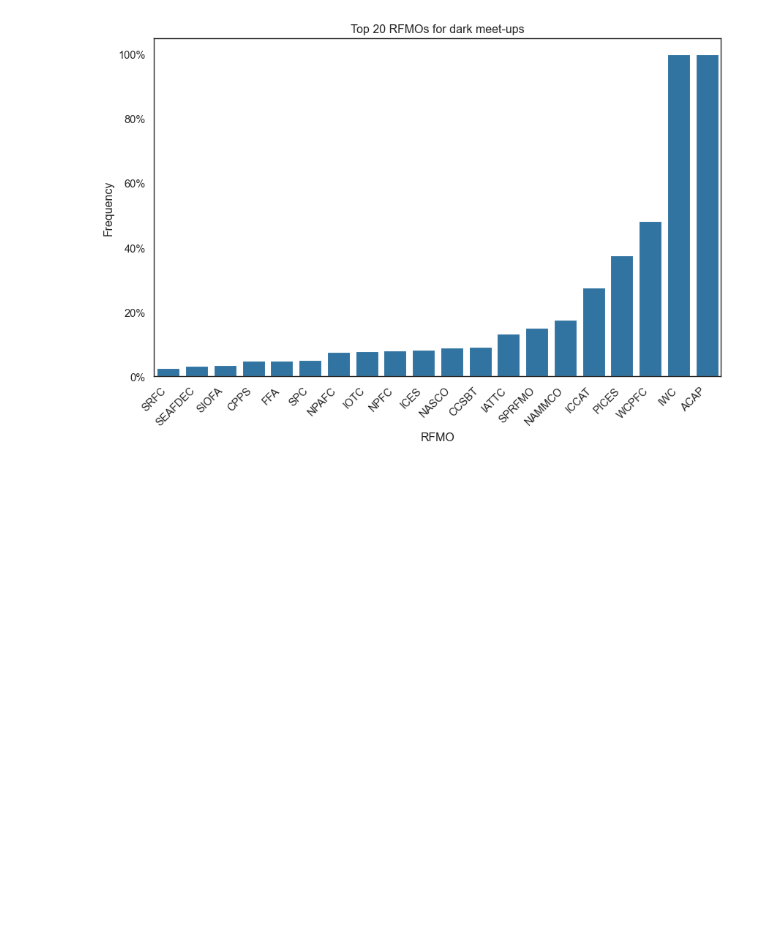
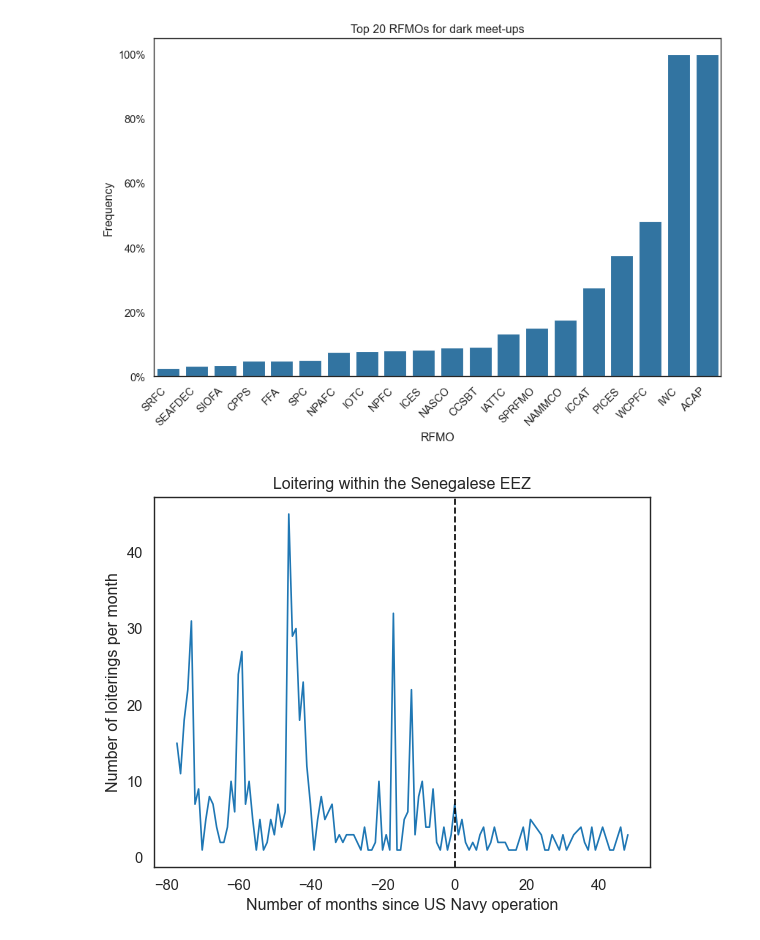
Before and after one commit to sebdodt/90739-iuu-systems-project, a Jupyter notebook: port_evaluation/eda/midterm/2_transshipments/trans.ipynb, the cells around one changed output. Drawn from its saved outputs; the diff is of its cells as text; code cells hidden in the pictures; blank space fills up the shorter version.

Commit message:
new plots

```diff
--- a/port_evaluation/eda/midterm/2_transshipments/trans.ipynb
+++ b/port_evaluation/eda/midterm/2_transshipments/trans.ipynb
@@ -489,3 +489,31 @@ plt.xlabel('RFMO')
 plt.show()
 # %% [output]
 [figure]
+# %%
+loiter2['months_since_jan_2012'] = (loiter2['event_start'].dt.year - 2012) * 12 + loiter2['event_start'].dt.month - 1
+plot_data6 = loiter2.groupby(['eez', 'months_since_jan_2012'])['event_id'].nunique().reset_index().sort_values('event_id')
+plot_data6 = plot_data6.set_index(plot_data6.columns.drop('eez',1).tolist()) \
+    .eez.str.split(',', expand=True) \
+    .stack() \
+    .reset_index() \
+    .rename(columns={0:'eez'}) \
+    .loc[:, plot_data6.columns] \
+    .groupby(['eez', 'months_since_jan_2012'])['event_id'] \
+    .sum() \
+    .reset_index() \
+    .sort_values('event_id')
+plot_data6 = plot_data6.merge(eez, left_on='eez', right_on='MRGID_new', how='left').reset_index(drop=True)
+plot_data6 = pd.concat([plot_data6.loc[plot_data6['eez']=='8371',:], plot_data6.loc[plot_data6['eez']==' 8371',:]], ignore_index=True)
+plot_data6 = plot_data6.groupby('months_since_jan_2012')['event_id'].sum().reset_index()
+plot_data6['months_since_jan_2012'] -= 77
+plot_data6['years_since_operation'] = plot_data6['months_since_jan_2012'] // 12 + 1
+# %%
+sns.lineplot(plot_data6, x='months_since_jan_2012', y='event_id')
+plt.axvline(0,c='black',linestyle='--')
+plt.title("Loitering within the Senegalese EEZ")
+plt.ylabel("Number of loiterings per month")
+plt.xlabel("Number of months since US Navy operation")
+plt.savefig(wd + 'port_evaluation/output/senegal.png', dpi=500)
+plt.show()
+# %% [output]
+[figure, added]
```
Also changed, not shown: parts of 1 cell of this notebook, 2 other files.
